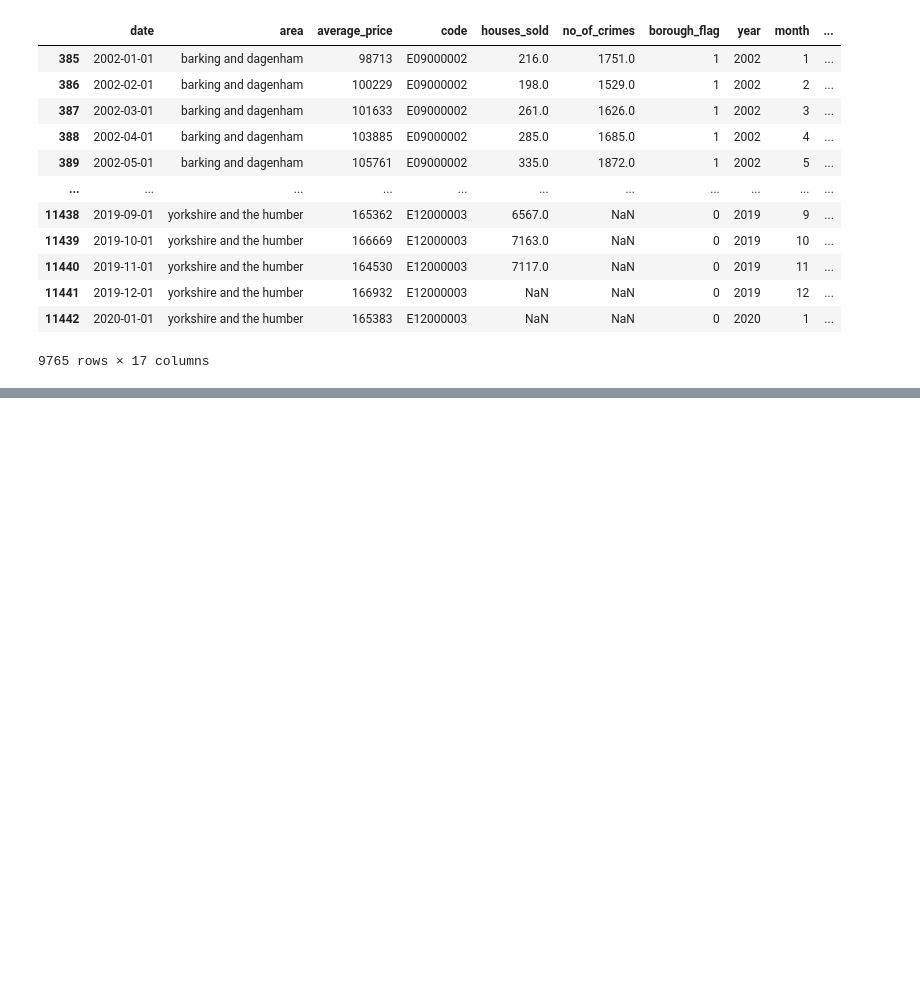
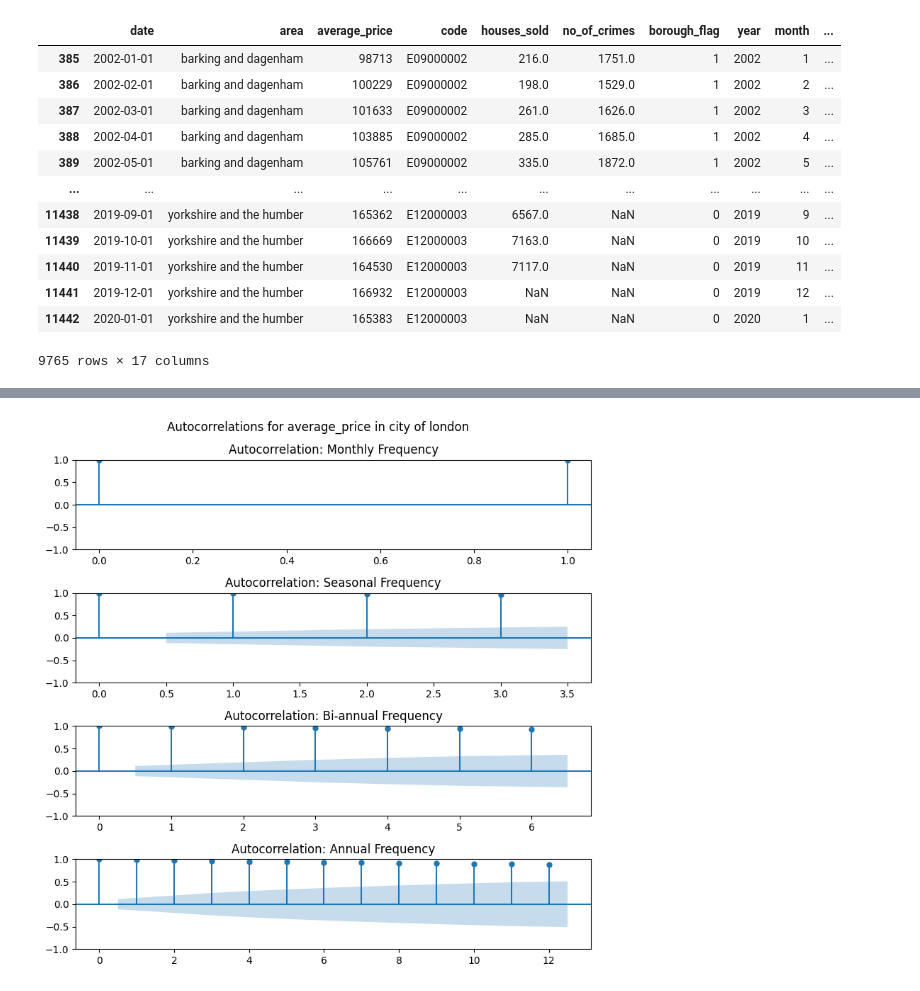
Before and after one commit to hlu109/math462_project, a Jupyter notebook: scripts/data_exploration.ipynb, the cells around one changed output, grey strips where cells are left out. Cells and saved outputs as stored; diff of their text form; code cells hidden in the pictures; blank space fills up the shorter version.

```diff
--- a/scripts/data_exploration.ipynb
+++ b/scripts/data_exploration.ipynb
@@ -352,0 +339,19 @@ monthly_data[monthly_data.year >= 2002]
+# %%
+lags = [
+    1, # monthly
+    3, # seasonally
+    6, # bi-annually
+    12 # annually
+]
+# lags = [3 * samples_per_hour, samples_per_day, samples_per_week]
+titles= ['Autocorrelation: Monthly Frequency',
+         'Autocorrelation: Seasonal Frequency',
+         'Autocorrelation: Bi-annual Frequency',
+         'Autocorrelation: Annual Frequency']
+
+area = "city of london"
+col = 'average_price'
+suptitle = f'Autocorrelations for {col} in {area}'
+plot_multi_acf(get_area(monthly_data, area)[col], lags, titles, suptitle)
+# %% [output]
+[figure, added]
```
Also changed, not shown: parts of 16 cells of this notebook, 2 other files.
